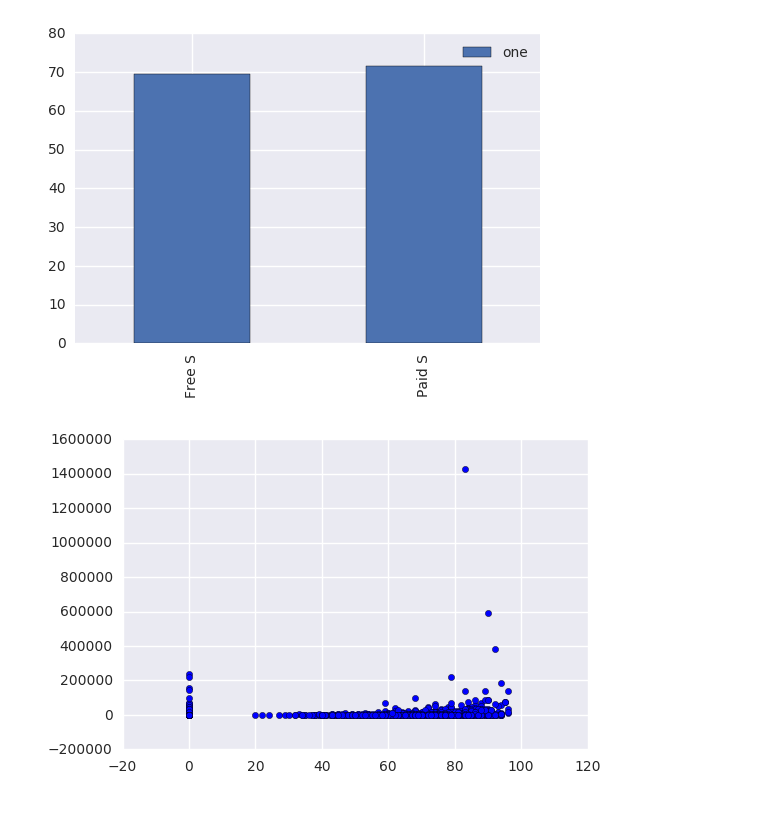
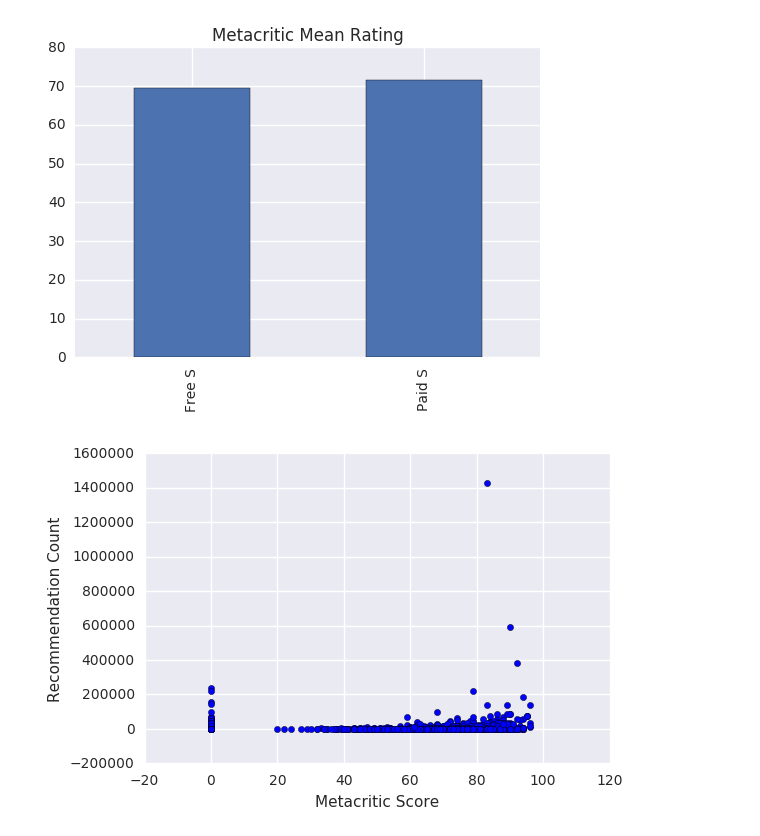
Before and after one commit to CraigKelly/steam-data, a Jupyter notebook: analysis/analysis-elh.ipynb, the cells around one changed output. Drawn from its saved outputs; the diff is of its cells as text; code cells hidden in the pictures.

```diff
--- a/analysis/analysis-elh.ipynb
+++ b/analysis/analysis-elh.ipynb
@@ -33,16 +33,18 @@ There are 11579 paid games, with an average rating of 71.5413533835 per game.
 d = {'one' : pd.Series([fs[0], nfs[0]],
                index=['Free S', 'Paid S'])}#Scoring
 df = pd.DataFrame(d)
-df.plot(kind='bar')
+df.plot(kind='bar', title='Metacritic Mean Rating', legend=False)
 plt.show()
 # %% [output]
-[figure, old version]
+[figure, new version]
 # %%
 #Recommendations by Metacritic (Y,X)
 c = plt.scatter(DF['Metacritic'],DF['RecommendationCount'])
+plt.xlabel('Metacritic Score')
+plt.ylabel('Recommendation Count')
 plt.show()
 # %% [output]
-[figure, old version]
+[figure, new version]
 # %%
 #Genre Comparsions
 gng = DF[DF['GenreIsNonGame'] == True].count()
```
Also changed, not shown: parts of 5 cells of this notebook, 11 other files.
